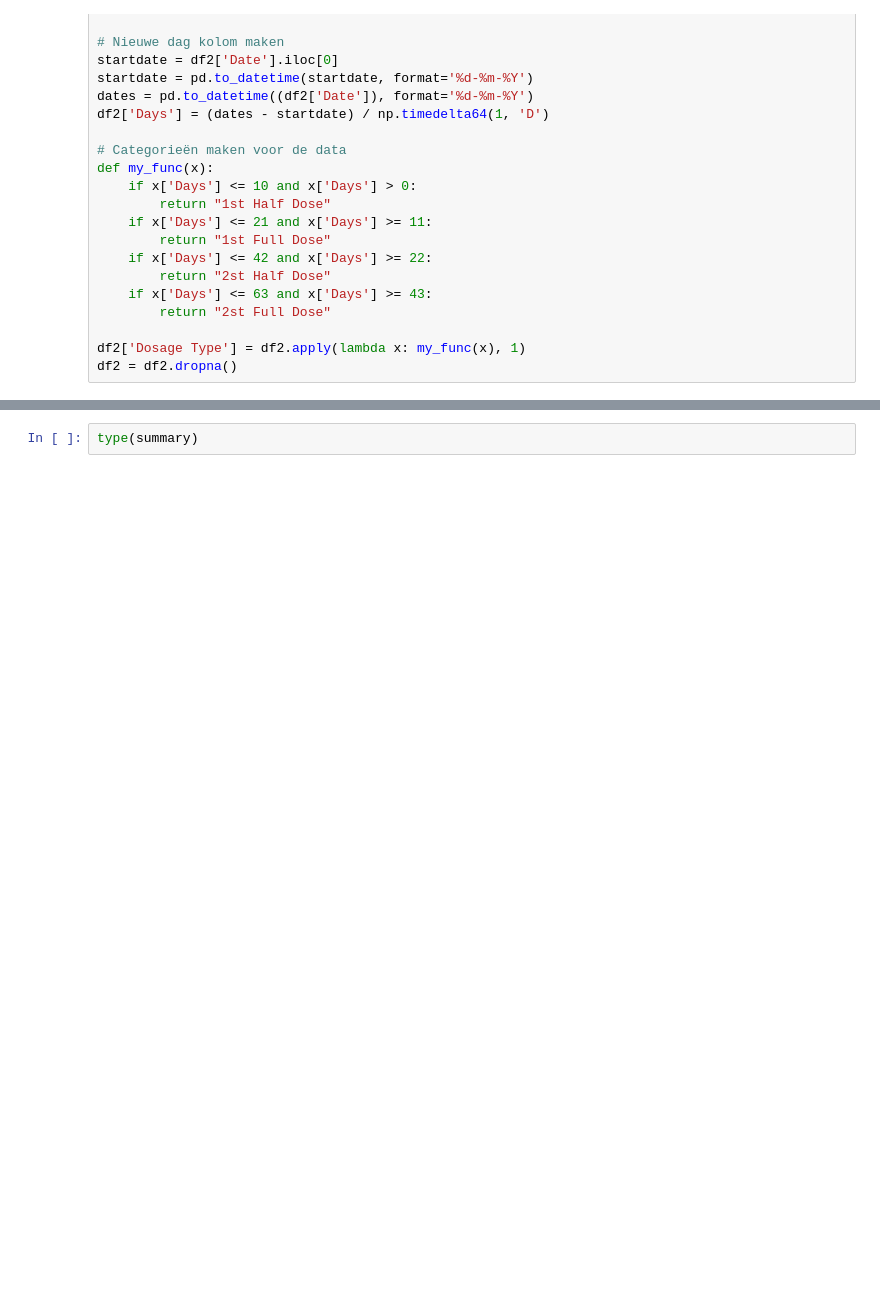
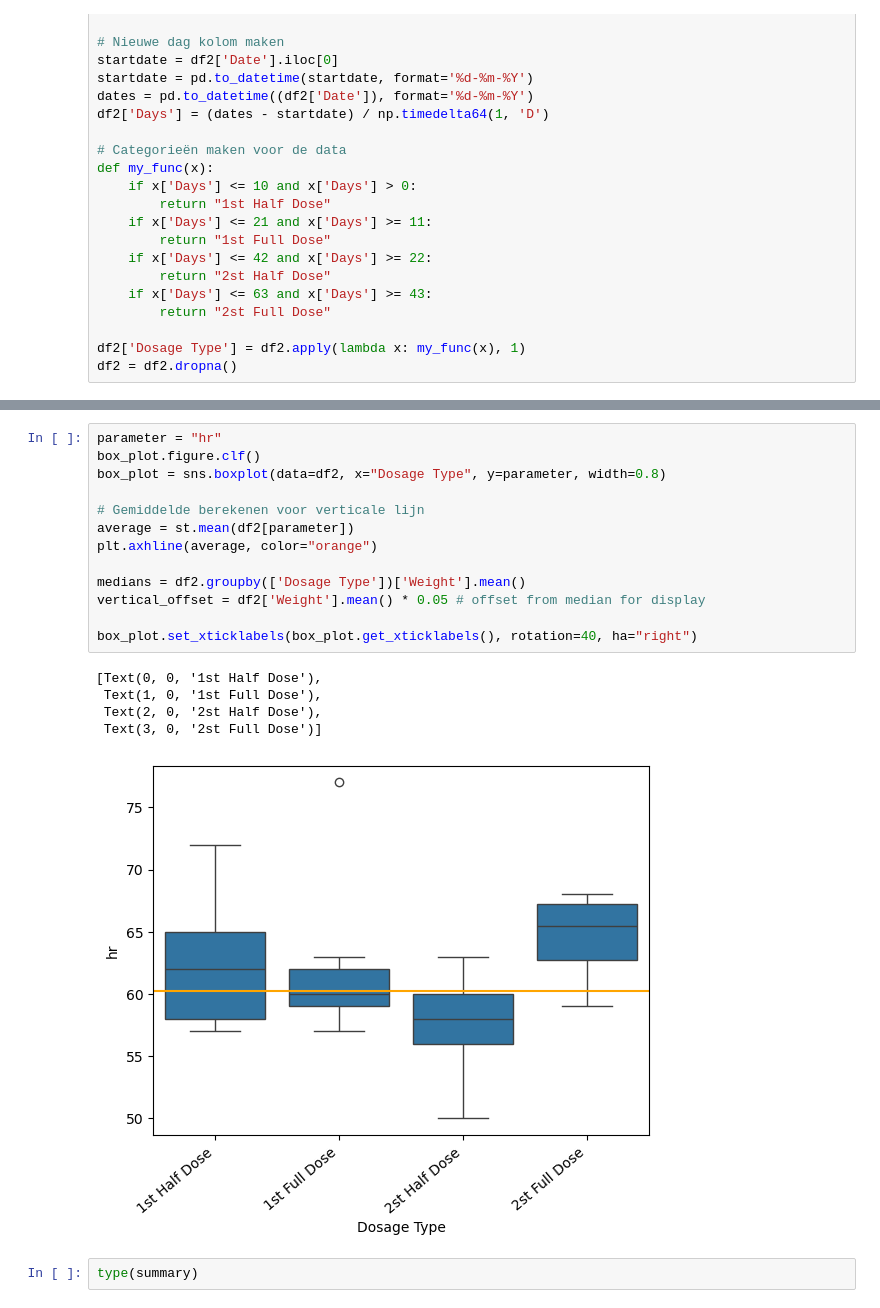
Before and after one commit to ogkourlias/capsaicin, a Jupyter notebook: weight_graphs/demo_app/demo_app.ipynb, the cells around one changed output, grey strips where cells are left out. Saved outputs shown, nothing was run; the diff lists cells and outputs as text; blank space fills up the shorter version.

```diff
--- a/weight_graphs/demo_app/demo_app.ipynb
+++ b/weight_graphs/demo_app/demo_app.ipynb
@@ -148,3 +161,22 @@ TypeError: agg function failed [how->mean,dtype->object]
+# %%
+parameter = "hr"
+box_plot.figure.clf()
+box_plot = sns.boxplot(data=df2, x="Dosage Type", y=parameter, width=0.8)
+
+# Gemiddelde berekenen voor verticale lijn
+average = st.mean(df2[parameter])
+plt.axhline(average, color="orange")
+
+medians = df2.groupby(['Dosage Type'])['Weight'].mean()
+vertical_offset = df2['Weight'].mean() * 0.05 # offset from median for display
+
+box_plot.set_xticklabels(box_plot.get_xticklabels(), rotation=40, ha="right")
+# %% [output]
+[Text(0, 0, '1st Half Dose'),
+ Text(1, 0, '1st Full Dose'),
+ Text(2, 0, '2st Half Dose'),
+ Text(3, 0, '2st Full Dose')]
+[figure, added]
 # %%
 type(summary)
 # %% [output]
```
Also changed, not shown: parts of 2 cells of this notebook, 1 other file.
